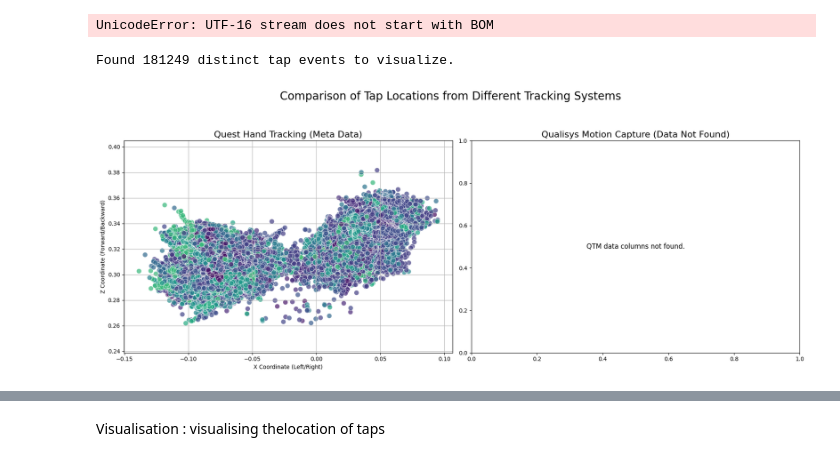
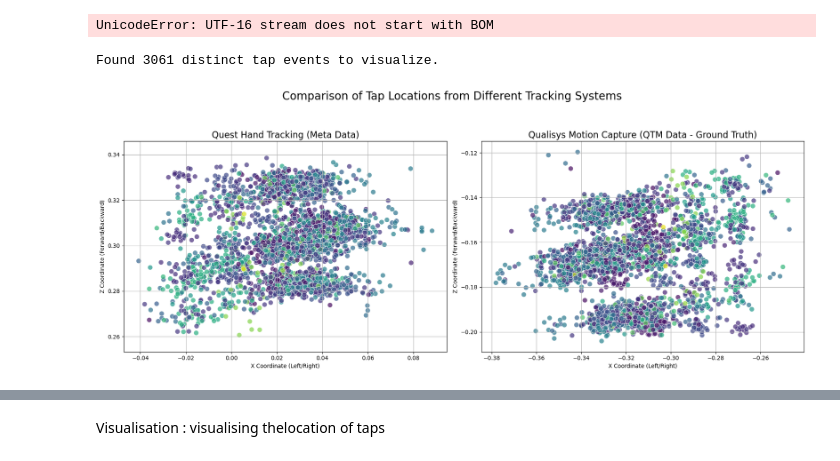
Before and after one commit to requiem002/vr_text_entry, a Jupyter notebook: typing_classifier/quest_classifier.ipynb, the cells around one changed output, grey strips where cells are left out. Cells and saved outputs as stored; diff of their text form; code cells hidden in the pictures.

```diff
--- a/typing_classifier/quest_classifier.ipynb
+++ b/typing_classifier/quest_classifier.ipynb
@@ -39,6 +39,13 @@ needed_cols = [
     'QTM_R_Index_Distal_GLOBAL_X',
     'QTM_R_Index_Distal_GLOBAL_Z',
     'QTM_R_Index_Distal_GLOBAL_Y',
+
+    'Meta_R_Index_End_GLOBAL_X',
+    'Meta_R_Index_End_GLOBAL_Y',
+    'Meta_R_Index_End_GLOBAL_Z',
+    'QTM_R_Index_End_GLOBAL_X',
+    'QTM_R_Index_End_GLOBAL_Y',
+    'QTM_R_Index_End_GLOBAL_Z',
     'KeyPressFlag',
     'Pressed_Letter'
 ]
@@ -433,7 +446,7 @@ import seaborn as sns
 # --- MODIFIED SELECTION LOGIC ---
 # We find the exact moment the KeyPressFlag switches from 0 to 1.
 # This isolates the single, initial moment of impact for each tap.
-tap_events_df = master_df[master_df['KeyPressFlag'].diff() == 1].copy()
+tap_events_df = all_session_dfs[0][all_session_dfs[0]['KeyPressFlag'].diff() == 1].copy()
 
 print(f"Found {len(tap_events_df)} distinct tap events to visualize.")
 
@@ -465,32 +478,32 @@ axes[0].axis('equal')
 # These column names correspond to the high-precision marker data for the right index fingertip
 qtm_x_col = 'QTM_R_Index_Distal_GLOBAL_X'
 qtm_z_col = 'QTM_R_Index_Distal_GLOBAL_Z'
 
 # Check if the QTM columns exist in the dataframe
 if qtm_x_col in tap_events_df.columns and qtm_z_col in tap_events_df.columns:
     sns.scatterplot(
         ax=axes[1],
         data=tap_events_df,
         x=qtm_x_col,
         y=qtm_z_col,
         hue='Pressed_Letter',
         palette='viridis',
         s=80,
         alpha=0.7,
         legend=False
     )
     axes[1].set_title('Qualisys Motion Capture (QTM Data - Ground Truth)', fontsize=16)
     axes[1].set_xlabel('X Coordinate (Left/Right)')
     axes[1].set_ylabel('Z Coordinate (Forward/Backward)')
     axes[1].grid(True)
     axes[1].axis('equal')
 else:
     axes[1].text(0.5, 0.5, 'QTM data columns not found.', ha='center', va='center', fontsize=12)
     axes[1].set_title('Qualisys Motion Capture (Data Not Found)', fontsize=16)
 
 
 plt.tight_layout(rect=[0, 0, 1, 0.96])
 plt.show()
 # %% [output]
-Found 181249 distinct tap events to visualize.
+Found 3061 distinct tap events to visualize.
-[figure, old version]
+[figure, new version]
```
Also changed, not shown: parts of 3 cells of this notebook, 7 other files.
